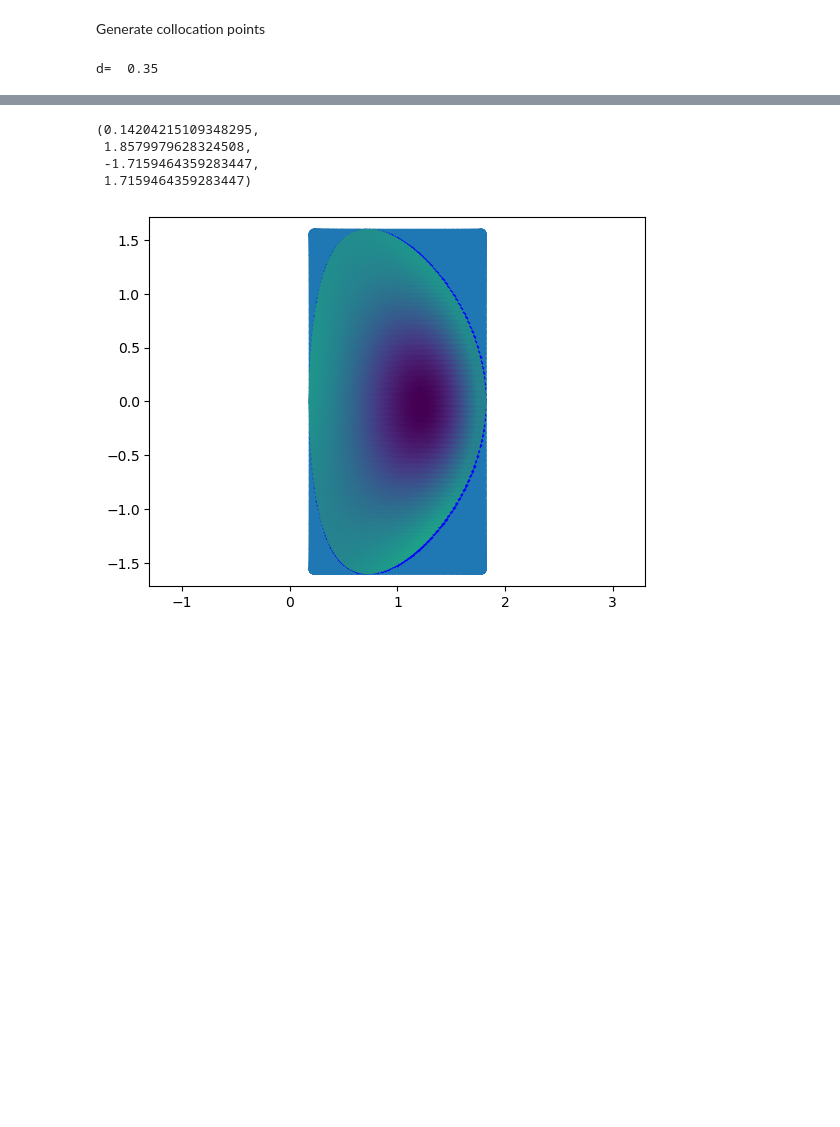
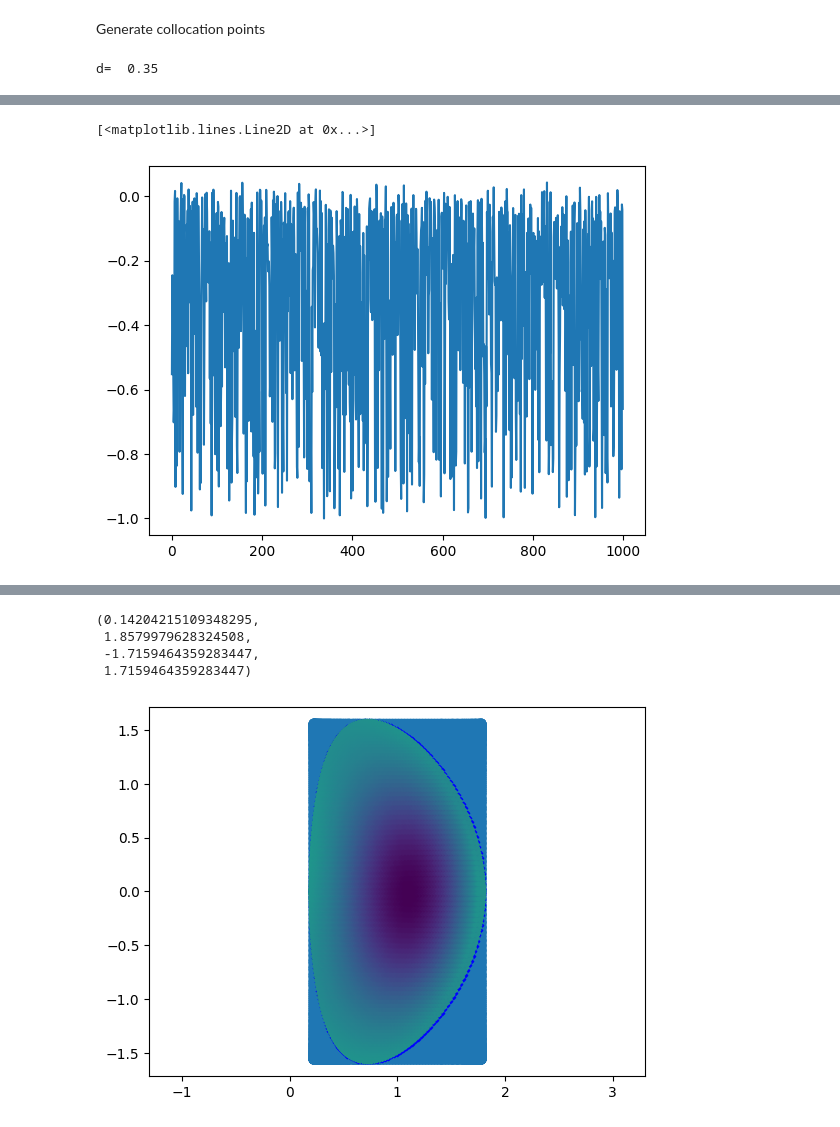
Before and after one commit to harryyudha7/thesis, a Jupyter notebook: PINN_Solver_GSeq_parametric_boundary_linear_rhs_evp.ipynb, the cells around one changed output, grey strips where cells are left out. Saved outputs shown, nothing was run; the diff lists cells and outputs as text; code cells hidden in the pictures; blank space fills up the shorter version.

```diff
--- a/PINN_Solver_GSeq_parametric_boundary_linear_rhs_evp.ipynb
+++ b/PINN_Solver_GSeq_parametric_boundary_linear_rhs_evp.ipynb
@@ -309,3 +375,8 @@ Computation time: 127.97029399871826 seconds
+# %%
+plt.plot(arr_phi[-1])
+# %% [output]
+[<matplotlib.lines.Line2D at 0x...>]
+[figure, added]
 # %%
 from mpl_toolkits.mplot3d import Axes3D
 
```
Also changed, not shown: parts of 15 cells of this notebook, 11 other files.
